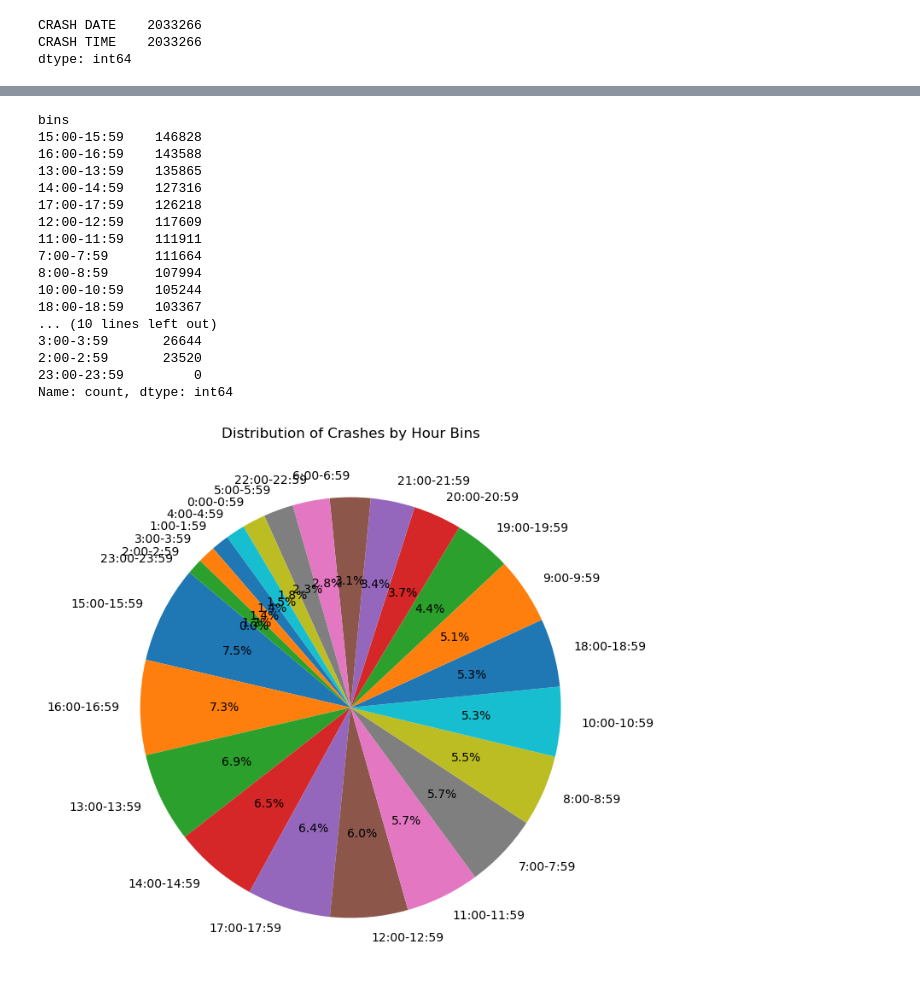
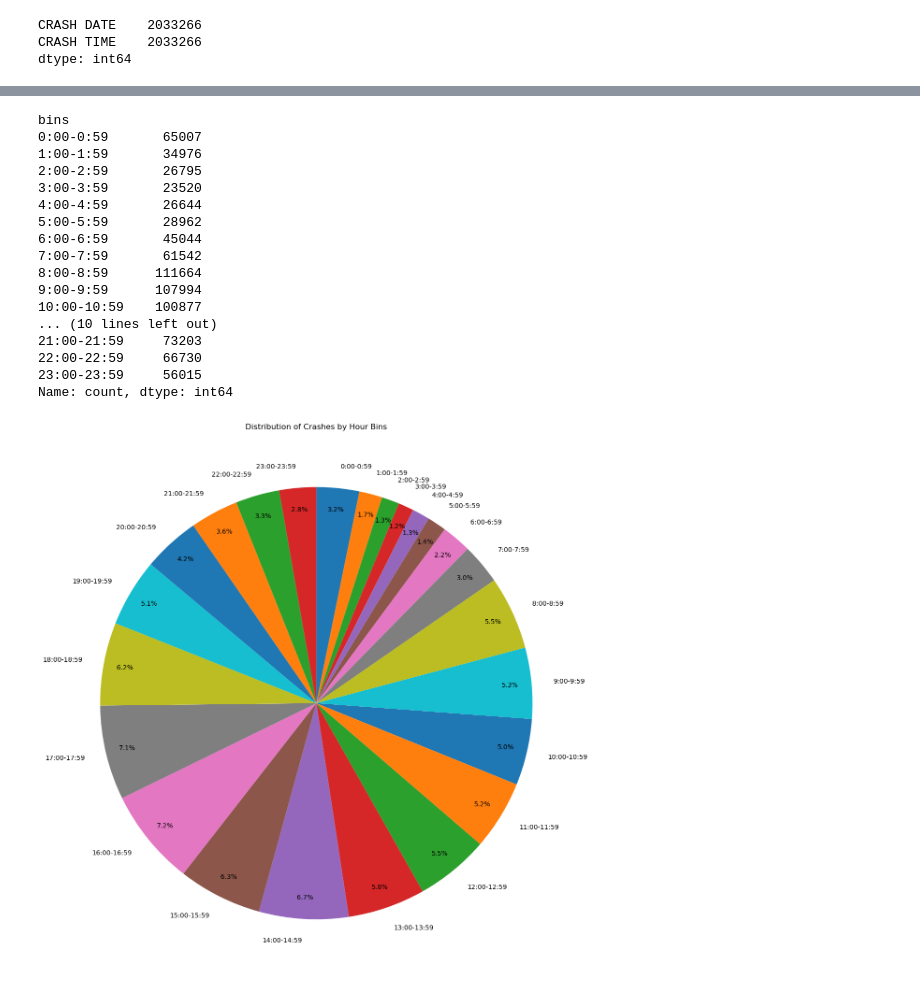
Before and after one commit to claytonstewart40/NYC-Vehicle-Collisions-Project-1, a Jupyter notebook: Q3/Question_3.ipynb, the cells around one changed output, grey strips where cells are left out. Cells and saved outputs as stored; diff of their text form; code cells hidden in the pictures.

```diff
--- a/Q3/Question_3.ipynb
+++ b/Q3/Question_3.ipynb
@@ -80,6 +70,6 @@ Categories (24, object): ['0:00-0:59' < '1:00-1:59' < '2:00-2:59' < '3:00-3:59'
 #Which bin has the most crashes?
 #Each entry is itself a crash.
 
-crash_date_and_time["bins"] = pd.cut(crash_date_and_time["CRASH TIME"].dt.hour,bins,labels=labels)
-crash_date_and_time["bins"]
+crash_date_and_time["bins"] = pd.cut(crash_date_and_time["CRASH TIME"].dt.hour,bins,labels=labels, right= False, include_lowest=True)
+crash_date_and_time[["bins", "CRASH TIME"]]
 # %% [output]
@@ -104,41 +89,41 @@ Categories (24, object): ['0:00-0:59' < '1:00-1:59' < '2:00-2:59' < '3:00-3:59'
 # %%
 # Count the number of crashes in each bin
-crash_counts = crash_date_and_time["bins"].value_counts()
+crash_counts = crash_date_and_time["bins"].value_counts().sort_index()
 crash_counts
 # %% [output]
 bins
-15:00-15:59    146828
-16:00-16:59    143588
-13:00-13:59    135865
-14:00-14:59    127316
-17:00-17:59    126218
-12:00-12:59    117609
-11:00-11:59    111911
-7:00-7:59      111664
-8:00-8:59      107994
-10:00-10:59    105244
-18:00-18:59    103367
+0:00-0:59       65007
+1:00-1:59       34976
+2:00-2:59       26795
+3:00-3:59       23520
+4:00-4:59       26644
+5:00-5:59       28962
+6:00-6:59       45044
+7:00-7:59       61542
+8:00-8:59      111664
+9:00-9:59      107994
+10:00-10:59    100877
 ... (10 lines left out)
-3:00-3:59       26644
-2:00-2:59       23520
-23:00-23:59         0
+21:00-21:59     73203
+22:00-22:59     66730
+23:00-23:59     56015
 Name: count, dtype: int64
 # %%
 import matplotlib.pyplot as plt
 
 # Create a pie chart
 
 
-plt.figure(figsize=(8, 8))  # Adjust the figure size if needed
-plt.pie(crash_counts, labels=crash_counts.index, autopct='%1.1f%%', startangle=140)
+plt.figure(figsize=(15, 15))  # Adjust the figure size if needed
+plt.pie(crash_counts, labels=crash_counts.index, autopct='%1.1f%%', startangle=90, counterclock=False, labeldistance=1.1,pctdistance=.9,radius=1)
 
 # Set a title
 plt.title('Distribution of Crashes by Hour Bins')
 
 # Show the pie chart
 plt.show()
 # %% [output]
-[figure, old version]
+[figure, new version]
 # %%
 #Create a bar chart
 
```
Also changed, not shown: parts of 4 cells of this notebook.
